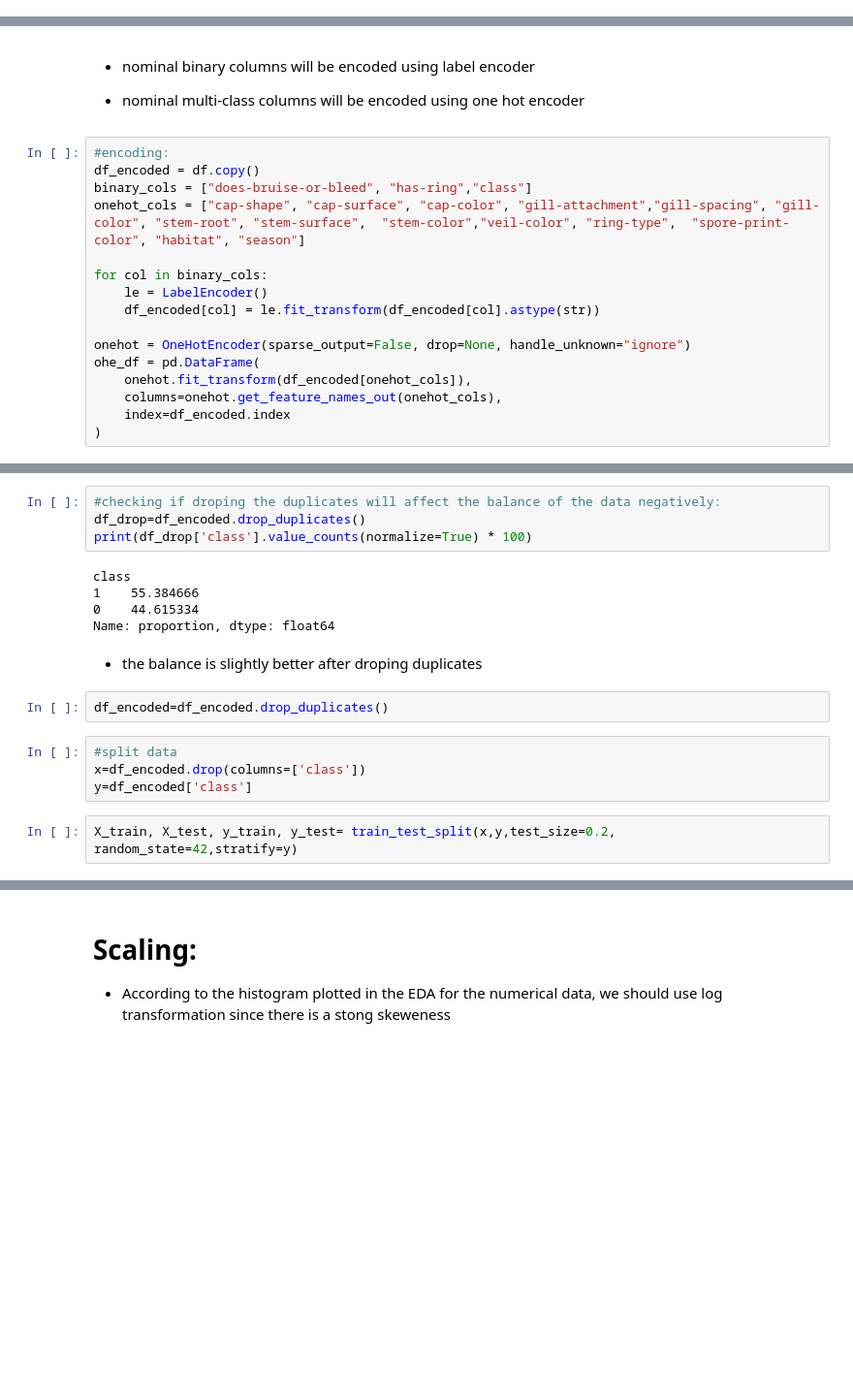
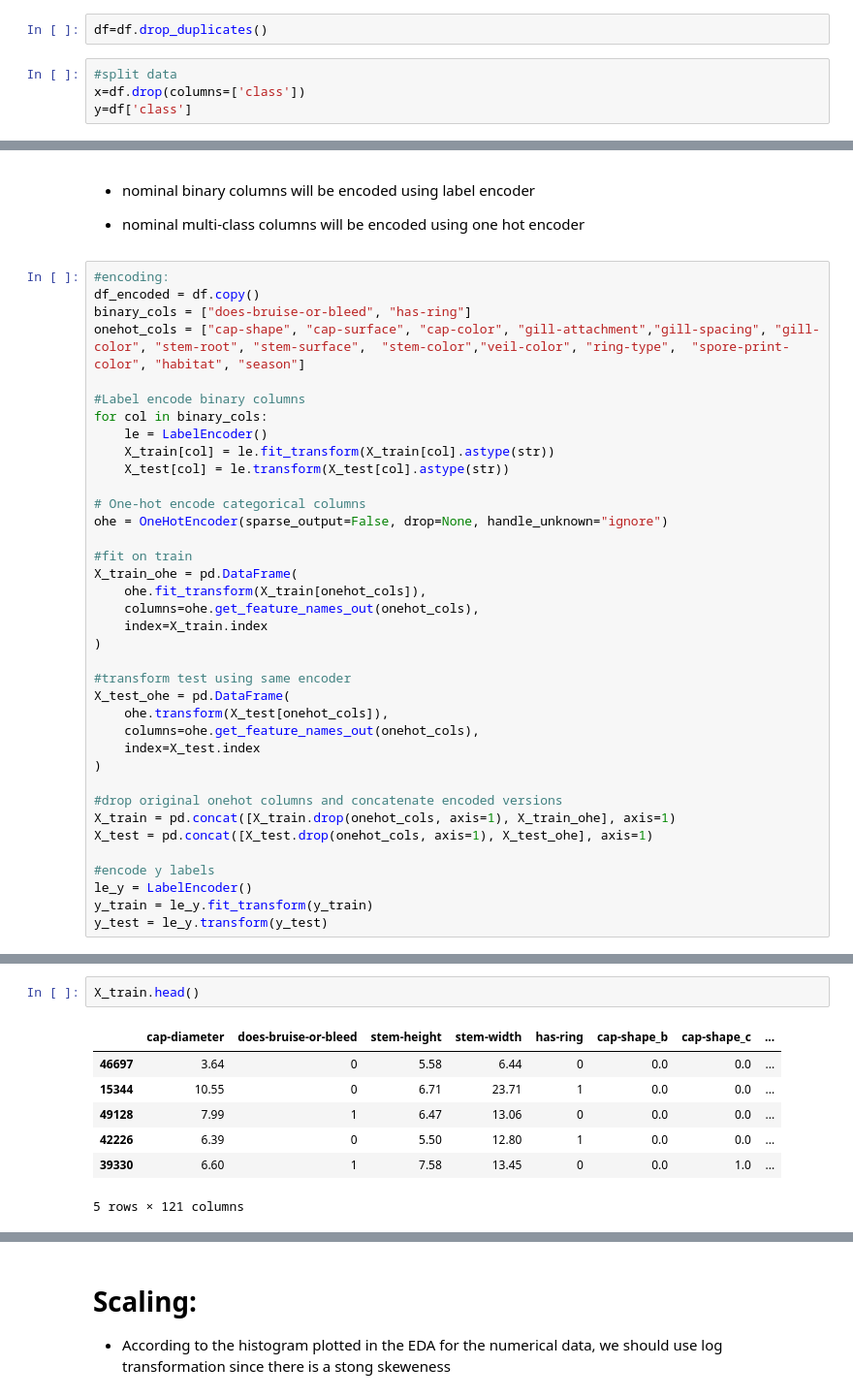
Before and after one commit to samaaturky/mushroom-classification-, a Jupyter notebook: mushroom (updated).ipynb, the cells around one changed output, grey strips where cells are left out. Shown at 97% size. Saved outputs shown, nothing was run; the diff lists cells and outputs as text; blank space fills up the shorter version.

```diff
--- a/mushroom (5).ipynb
+++ b/mushroom (updated).ipynb
@@ -432,0 +451,6 @@ dtype: int64
+# %%
+df=df.drop_duplicates()
+# %%
+#split data
+x=df.drop(columns=['class'])
+y=df['class']
@@ -502,16 +547,37 @@ unique values of class: ['p' 'e']
 # %%
 #encoding:
 df_encoded = df.copy()
-binary_cols = ["does-bruise-or-bleed", "has-ring","class"]
+binary_cols = ["does-bruise-or-bleed", "has-ring"]
 onehot_cols = ["cap-shape", "cap-surface", "cap-color", "gill-attachment","gill-spacing", "gill-color", "stem-root", "stem-surface",  "stem-color","veil-color", "ring-type",  "spore-print-color", "habitat", "season"]
 
+#Label encode binary columns
 for col in binary_cols:
     le = LabelEncoder()
-    df_encoded[col] = le.fit_transform(df_encoded[col].astype(str))
+    X_train[col] = le.fit_transform(X_train[col].astype(str))
+    X_test[col] = le.transform(X_test[col].astype(str))
 
-onehot = OneHotEncoder(sparse_output=False, drop=None, handle_unknown="ignore")
-ohe_df = pd.DataFrame(
-    onehot.fit_transform(df_encoded[onehot_cols]),
-    columns=onehot.get_feature_names_out(onehot_cols),
-    index=df_encoded.index
+# One-hot encode categorical columns
+ohe = OneHotEncoder(sparse_output=False, drop=None, handle_unknown="ignore")
+
+#fit on train
+X_train_ohe = pd.DataFrame(
+    ohe.fit_transform(X_train[onehot_cols]),
+    columns=ohe.get_feature_names_out(onehot_cols),
+    index=X_train.index
 )
+
+#transform test using same encoder
+X_test_ohe = pd.DataFrame(
+    ohe.transform(X_test[onehot_cols]),
+    columns=ohe.get_feature_names_out(onehot_cols),
+    index=X_test.index
+)
+
+#drop original onehot columns and concatenate encoded versions
+X_train = pd.concat([X_train.drop(onehot_cols, axis=1), X_train_ohe], axis=1)
+X_test = pd.concat([X_test.drop(onehot_cols, axis=1), X_test_ohe], axis=1)
+
+#encode y labels
+le_y = LabelEncoder()
+y_train = le_y.fit_transform(y_train)
+y_test = le_y.transform(y_test)
@@ -550,19 +584,10 @@ Name: proportion, dtype: float64
-# %%
-#checking if droping the duplicates will affect the balance of the data negatively:
-df_drop=df_encoded.drop_duplicates()
-print(df_drop['class'].value_counts(normalize=True) * 100)
-# %% [output]
-class
-1    55.384666
-0    44.615334
-Name: proportion, dtype: float64
-# %% [markdown]
-- the balance is slightly better after droping duplicates
-# %%
-df_encoded=df_encoded.drop_duplicates()
-# %%
-#split data
-x=df_encoded.drop(columns=['class'])
-y=df_encoded['class']
-# %%
-X_train, X_test, y_train, y_test= train_test_split(x,y,test_size=0.2, random_state=42,stratify=y)
+# %%
+X_train.head()
+# %% [output]
+|  | cap-diameter | does-bruise-or-bleed | stem-height | stem-width | has-ring | cap-shape_b | cap-shape_c | ... |
+| 46697 | 3.64 | 0 | 5.58 | 6.44 | 0 | 0.0 | 0.0 | ... |
+| 15344 | 10.55 | 0 | 6.71 | 23.71 | 1 | 0.0 | 0.0 | ... |
+| 49128 | 7.99 | 1 | 6.47 | 13.06 | 0 | 0.0 | 0.0 | ... |
+| 42226 | 6.39 | 0 | 5.50 | 12.80 | 1 | 0.0 | 0.0 | ... |
+| 39330 | 6.60 | 1 | 7.58 | 13.45 | 0 | 0.0 | 1.0 | ... |
+5 rows × 121 columns
```
Also changed, not shown: parts of 49 cells of this notebook, 3 other files.
